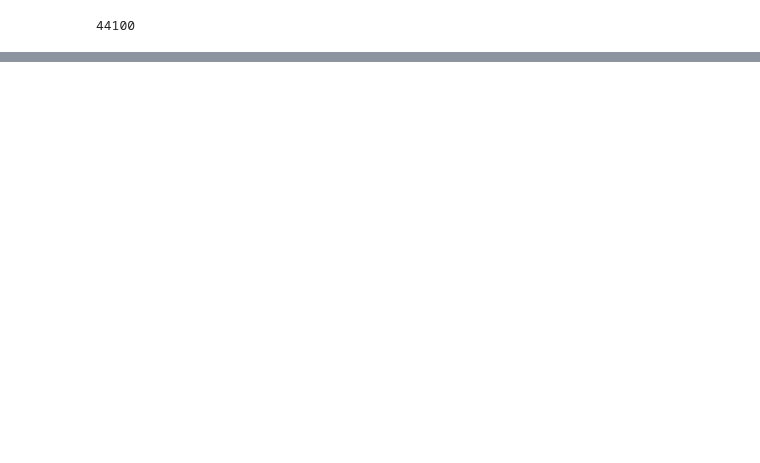
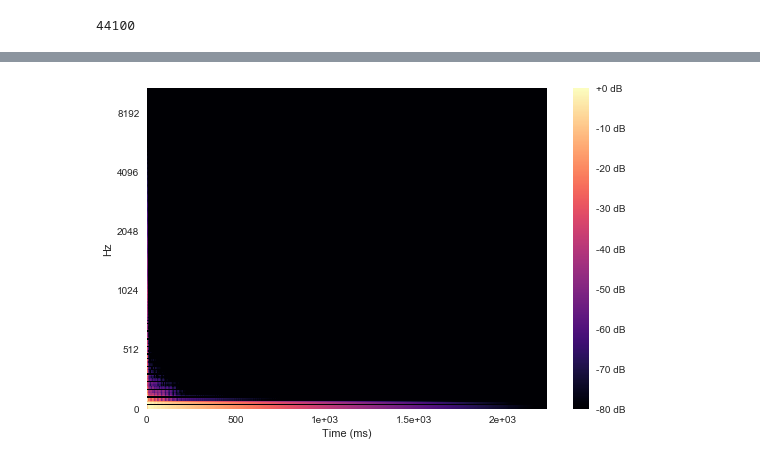
Before and after one commit to gitMantas/instrumentdetection, a Jupyter notebook: Scratch.ipynb, the cells around one changed output, grey strips where cells are left out. Cells and saved outputs as stored; diff of their text form; code cells hidden in the pictures; blank space fills up the shorter version.

```diff
--- a/Scratch.ipynb
+++ b/Scratch.ipynb
@@ -36,0 +80,12 @@ sr
+# %%
+hop_length = 256
+n_fft = 2048
+n_mels = 256
+kick = "SamplesOfSamples/Kick 808 Tone.aif"
+sample, sr = librosa.load(kick, sr=None)
+S = librosa.feature.melspectrogram(sample, sr=sr, n_fft=n_fft, hop_length=hop_length, n_mels=n_mels)
+S_DB = librosa.power_to_db(S, ref=np.max)
+librosa.display.specshow(S_DB, sr=sr, hop_length=hop_length, x_axis='ms', y_axis='mel');
+plt.colorbar(format='%+2.0f dB');
+# %% [output]
+[figure, added]
```
Also changed, not shown: parts of 11 cells of this notebook, 1 other file.
